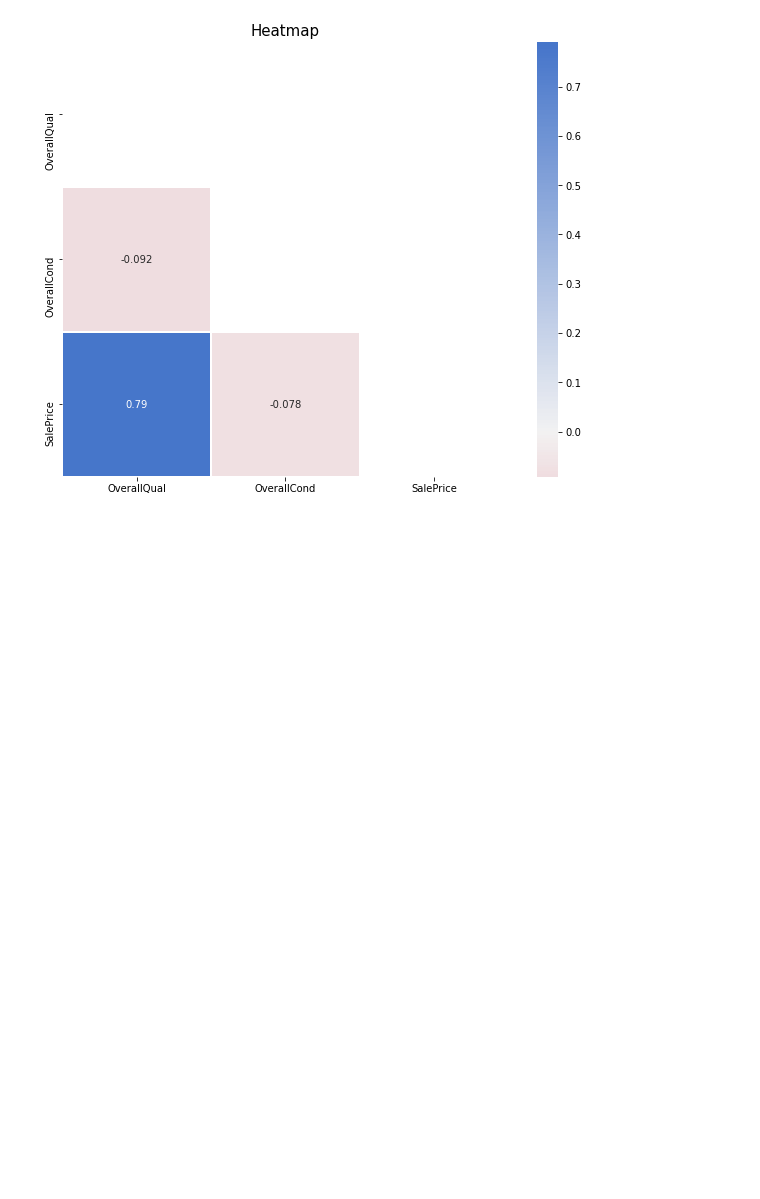
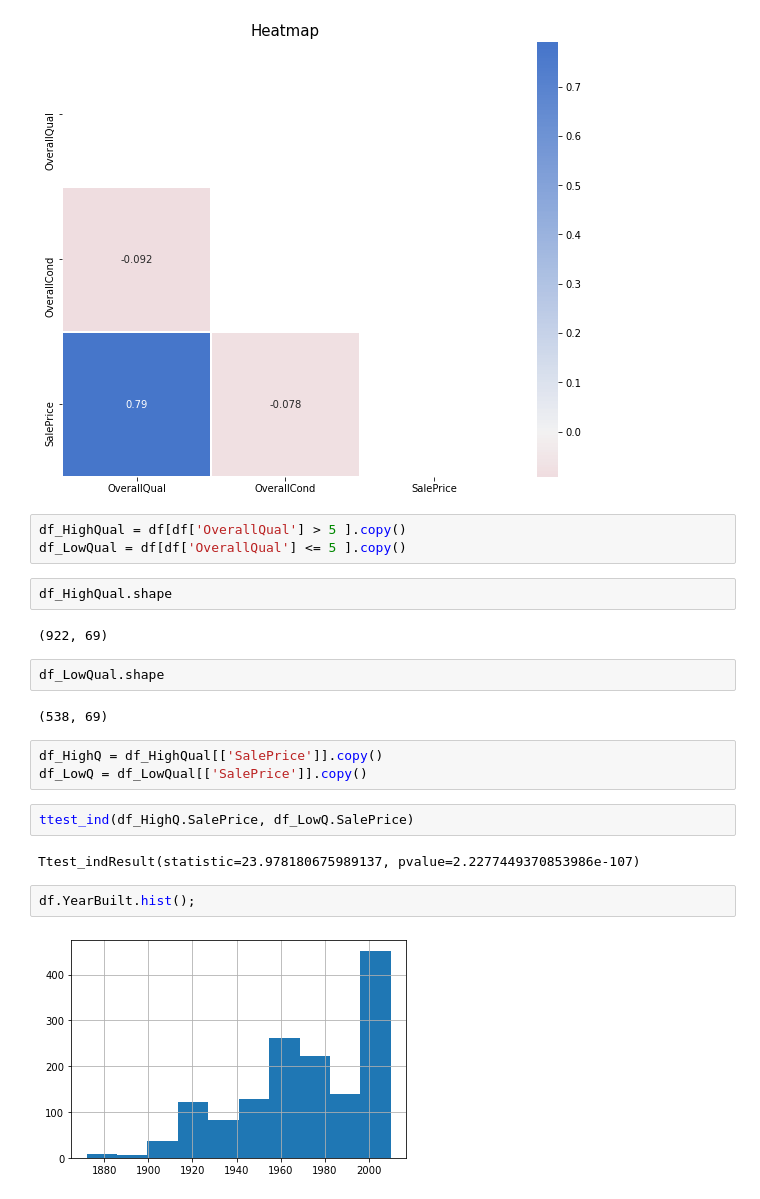
Before and after one commit to alejofloreso/statistical-analysis-project, a Jupyter notebook: Alejo - Project_5_Statistical_Analysis.ipynb, the cells around one changed output. Cells and saved outputs as stored; diff of their text form; blank space fills up the shorter version.

```diff
--- a/Alejo - Project_5_Statistical_Analysis.ipynb
+++ b/Alejo - Project_5_Statistical_Analysis.ipynb
@@ -371,3 +374,25 @@ def correlation_plot_2(corr, title="Heatmap"):
 correlation_plot_2(df_spearman.corr());
 # %% [output]
 [figure]
+# %%
+df_HighQual = df[df['OverallQual'] > 5 ].copy()
+df_LowQual = df[df['OverallQual'] <= 5 ].copy()
+# %%
+df_HighQual.shape
+# %% [output]
+(922, 69)
+# %%
+df_LowQual.shape
+# %% [output]
+(538, 69)
+# %%
+df_HighQ = df_HighQual[['SalePrice']].copy()
+df_LowQ = df_LowQual[['SalePrice']].copy()
+# %%
+ttest_ind(df_HighQ.SalePrice, df_LowQ.SalePrice)
+# %% [output]
+Ttest_indResult(statistic=23.978180675989137, pvalue=2.2277449370853986e-107)
+# %%
+df.YearBuilt.hist();
+# %% [output]
+[figure, added]
```
Also changed, not shown: parts of 3 cells of this notebook.
